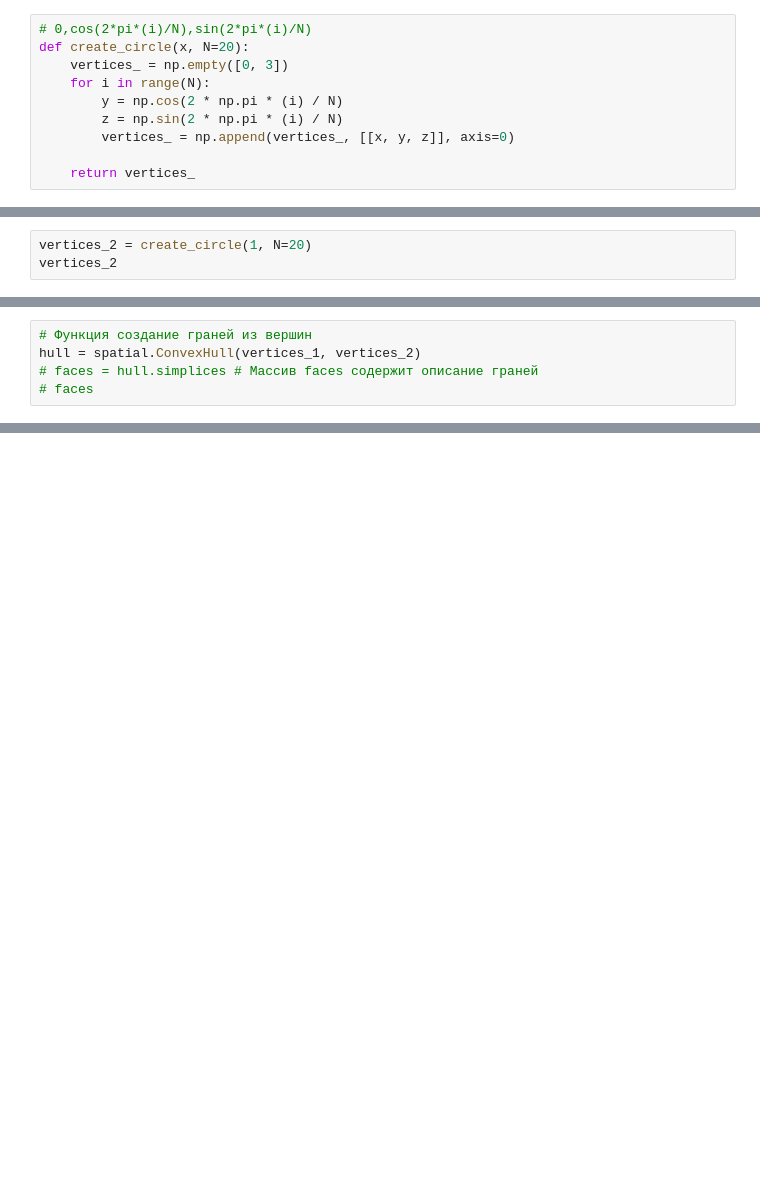
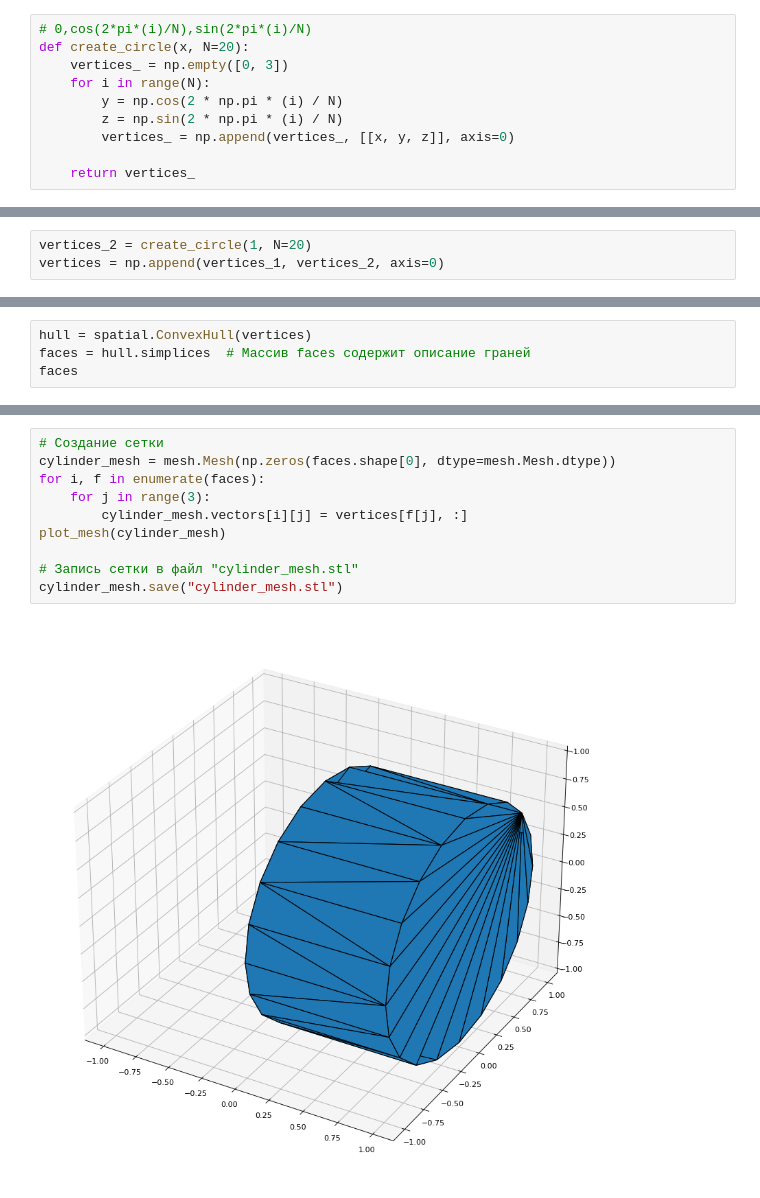
Before and after one commit to fitlemon/python_for_ds, a Jupyter notebook: Module7/11_data_visual_mipt_hw3.ipynb, the cells around one changed output, grey strips where cells are left out. Drawn from its saved outputs; the diff is of its cells as text; blank space fills up the shorter version.

```diff
--- a/Module7/11_data_visual_mipt_hw3.ipynb
+++ b/Module7/11_data_visual_mipt_hw3.ipynb
@@ -115,3 +95,3 @@ array([[ 0.00000000e+00,  1.00000000e+00,  0.00000000e+00],
 # %%
 vertices_2 = create_circle(1, N=20)
-vertices_2
+vertices = np.append(vertices_1, vertices_2, axis=0)
@@ -139,6 +98,5 @@ array([[ 1.00000000e+00,  1.00000000e+00,  0.00000000e+00],
 # %%
-# Функция создание граней из вершин
-hull = spatial.ConvexHull(vertices_1, vertices_2)
-# faces = hull.simplices # Массив faces содержит описание граней
-# faces
+hull = spatial.ConvexHull(vertices)
+faces = hull.simplices  # Массив faces содержит описание граней
+faces
 # %% [output]
@@ -145,0 +120,12 @@ ValueError: The truth value of an array with more than one element is ambiguous.
+# %%
+# Создание сетки
+cylinder_mesh = mesh.Mesh(np.zeros(faces.shape[0], dtype=mesh.Mesh.dtype))
+for i, f in enumerate(faces):
+    for j in range(3):
+        cylinder_mesh.vectors[i][j] = vertices[f[j], :]
+plot_mesh(cylinder_mesh)
+
+# Запись сетки в файл "cylinder_mesh.stl"
+cylinder_mesh.save("cylinder_mesh.stl")
+# %% [output]
+[figure, added]
```
Also changed, not shown: parts of 3 cells of this notebook, 1 other file.
